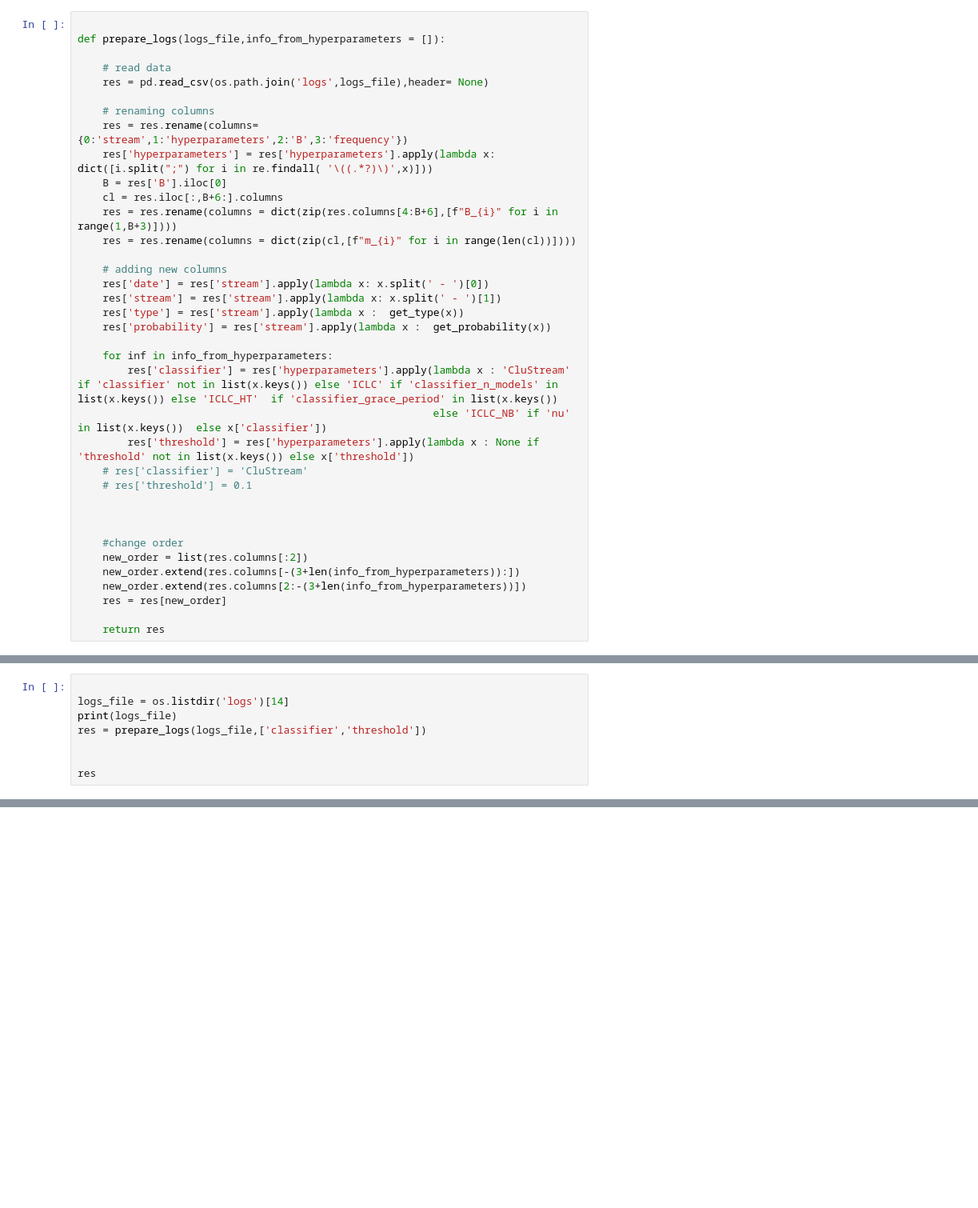
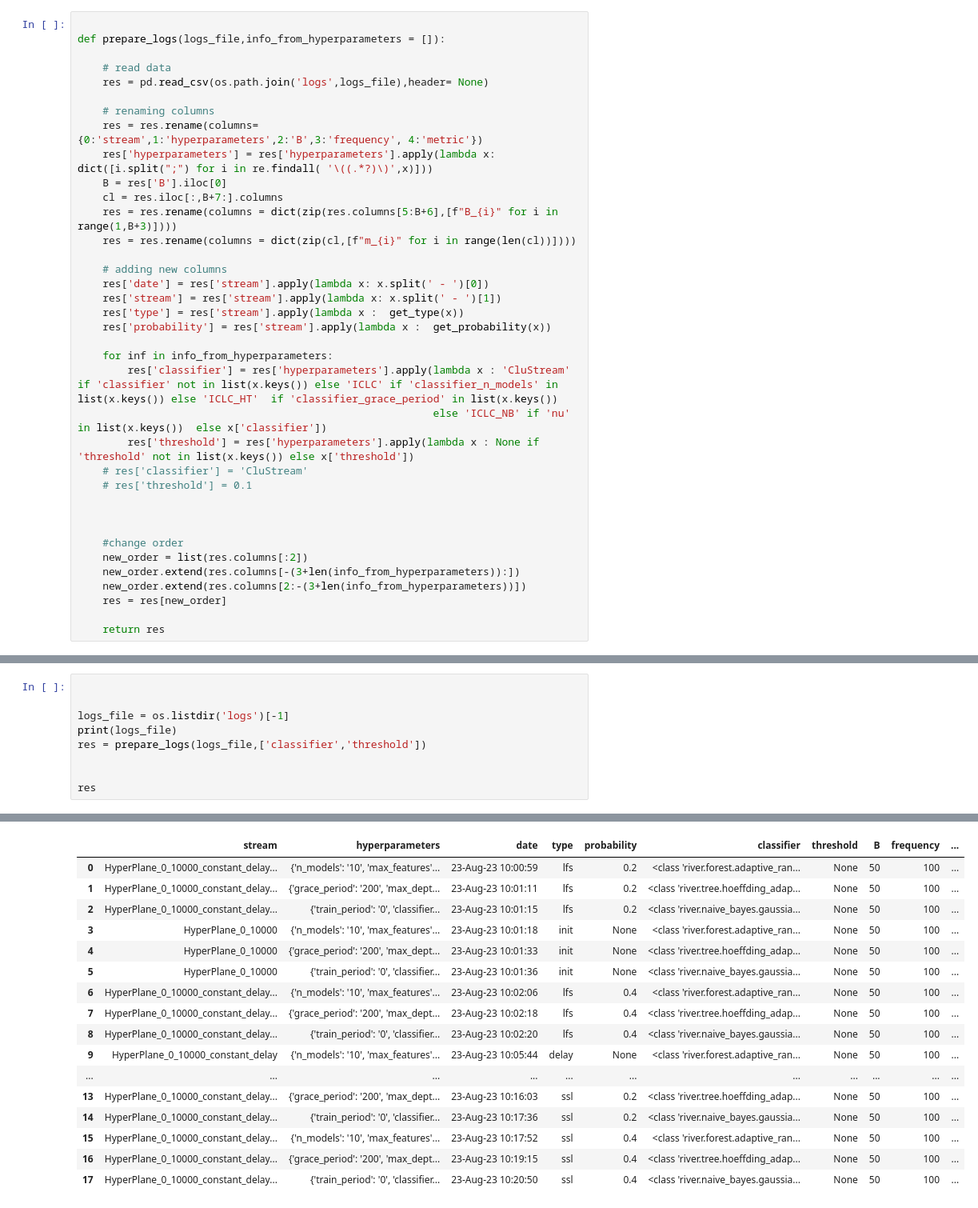
Before and after one commit to hadaszm/master_thesis, a Jupyter notebook: reports.ipynb, the cells around one changed output, grey strips where cells are left out. Shown at 80% size. Drawn from its saved outputs; the diff is of its cells as text; blank space fills up the shorter version.

```diff
--- a/reports.ipynb
+++ b/reports.ipynb
@@ -25,11 +25,11 @@ def prepare_logs(logs_file,info_from_hyperparameters = []):
     res = pd.read_csv(os.path.join('logs',logs_file),header= None)
 
     # renaming columns
-    res = res.rename(columns={0:'stream',1:'hyperparameters',2:'B',3:'frequency'})
+    res = res.rename(columns={0:'stream',1:'hyperparameters',2:'B',3:'frequency', 4:'metric'})
     res['hyperparameters'] = res['hyperparameters'].apply(lambda x: dict([i.split(";") for i in re.findall( '\((.*?)\)',x)]))
     B = res['B'].iloc[0]
-    cl = res.iloc[:,B+6:].columns
-    res = res.rename(columns = dict(zip(res.columns[4:B+6],[f"B_{i}" for i in range(1,B+3)])))
+    cl = res.iloc[:,B+7:].columns
+    res = res.rename(columns = dict(zip(res.columns[5:B+6],[f"B_{i}" for i in range(1,B+3)])))
     res = res.rename(columns = dict(zip(cl,[f"m_{i}" for i in range(len(cl))])))
 
     # adding new columns
@@ -86,6 +89,7 @@ os.listdir('logs')
 # %%
 
-logs_file = os.listdir('logs')[14]
+
+logs_file = os.listdir('logs')[-1]
 print(logs_file)
 res = prepare_logs(logs_file,['classifier','threshold'])
 
@@ -95,0 +100,17 @@ IndexError: list index out of range
+|  | stream | hyperparameters | date | type | probability | classifier | threshold | B | frequency | ... |
+| 0 | HyperPlane_0_10000_constant_delay... | {'n_models': '10', 'max_features'... | 23-Aug-23 10:00:59 | lfs | 0.2 | <class 'river.forest.adaptive_ran... | None | 50 | 100 | ... |
+| 1 | HyperPlane_0_10000_constant_delay... | {'grace_period': '200', 'max_dept... | 23-Aug-23 10:01:11 | lfs | 0.2 | <class 'river.tree.hoeffding_adap... | None | 50 | 100 | ... |
+| 2 | HyperPlane_0_10000_constant_delay... | {'train_period': '0', 'classifier... | 23-Aug-23 10:01:15 | lfs | 0.2 | <class 'river.naive_bayes.gaussia... | None | 50 | 100 | ... |
+| 3 | HyperPlane_0_10000 | {'n_models': '10', 'max_features'... | 23-Aug-23 10:01:18 | init | None | <class 'river.forest.adaptive_ran... | None | 50 | 100 | ... |
+| 4 | HyperPlane_0_10000 | {'grace_period': '200', 'max_dept... | 23-Aug-23 10:01:33 | init | None | <class 'river.tree.hoeffding_adap... | None | 50 | 100 | ... |
+| 5 | HyperPlane_0_10000 | {'train_period': '0', 'classifier... | 23-Aug-23 10:01:36 | init | None | <class 'river.naive_bayes.gaussia... | None | 50 | 100 | ... |
+| 6 | HyperPlane_0_10000_constant_delay... | {'n_models': '10', 'max_features'... | 23-Aug-23 10:02:06 | lfs | 0.4 | <class 'river.forest.adaptive_ran... | None | 50 | 100 | ... |
+| 7 | HyperPlane_0_10000_constant_delay... | {'grace_period': '200', 'max_dept... | 23-Aug-23 10:02:18 | lfs | 0.4 | <class 'river.tree.hoeffding_adap... | None | 50 | 100 | ... |
+| 8 | HyperPlane_0_10000_constant_delay... | {'train_period': '0', 'classifier... | 23-Aug-23 10:02:20 | lfs | 0.4 | <class 'river.naive_bayes.gaussia... | None | 50 | 100 | ... |
+| 9 | HyperPlane_0_10000_constant_delay | {'n_models': '10', 'max_features'... | 23-Aug-23 10:05:44 | delay | None | <class 'river.forest.adaptive_ran... | None | 50 | 100 | ... |
+| ... | ... | ... | ... | ... | ... | ... | ... | ... | ... | ... |
+| 13 | HyperPlane_0_10000_constant_delay... | {'grace_period': '200', 'max_dept... | 23-Aug-23 10:16:03 | ssl | 0.2 | <class 'river.tree.hoeffding_adap... | None | 50 | 100 | ... |
+| 14 | HyperPlane_0_10000_constant_delay... | {'train_period': '0', 'classifier... | 23-Aug-23 10:17:36 | ssl | 0.2 | <class 'river.naive_bayes.gaussia... | None | 50 | 100 | ... |
+| 15 | HyperPlane_0_10000_constant_delay... | {'n_models': '10', 'max_features'... | 23-Aug-23 10:17:52 | ssl | 0.4 | <class 'river.forest.adaptive_ran... | None | 50 | 100 | ... |
+| 16 | HyperPlane_0_10000_constant_delay... | {'grace_period': '200', 'max_dept... | 23-Aug-23 10:19:15 | ssl | 0.4 | <class 'river.tree.hoeffding_adap... | None | 50 | 100 | ... |
+| 17 | HyperPlane_0_10000_constant_delay... | {'train_period': '0', 'classifier... | 23-Aug-23 10:20:50 | ssl | 0.4 | <class 'river.naive_bayes.gaussia... | None | 50 | 100 | ... |
```
Also changed, not shown: parts of 5 cells of this notebook, 1 other file.
